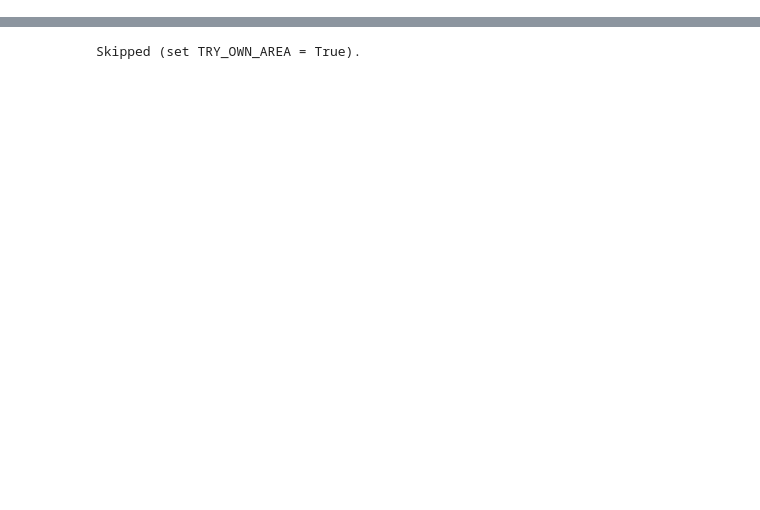
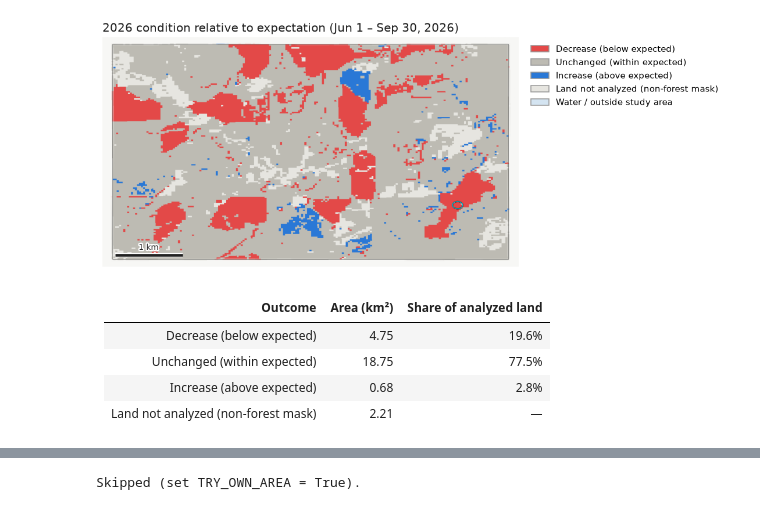
Before and after one commit to eMapR/bulcd-early-detection, a Jupyter notebook: notebooks/testsite_demo.ipynb, the cells around one changed output, grey strips where cells are left out. Cells and saved outputs as stored; diff of their text form; code cells hidden in the pictures; blank space fills up the shorter version.

```diff
--- a/notebooks/testsite_demo.ipynb
+++ b/notebooks/testsite_demo.ipynb
@@ -329,0 +118,29 @@ Skipped (set TRY_OWN_AREA = True).
+# %%
+AREA = outputs.from_asset("projects/bulcd-python-rebuild/assets/testsite")
+PRECOMPUTED_FOLDER = "projects/bulcd-python-rebuild/assets/testsite_bulcd"
+PRECOMPUTED_RUN = "testsite_2026_v1"
+
+area_config = build(controls, **AREA.aoi)
+results, run_meta = outputs.load_precomputed(PRECOMPUTED_FOLDER, PRECOMPUTED_RUN)
+expected = outputs.run_metadata(controls, area_config)
+if not all(json.loads(m["controls_json"]) == json.loads(expected["controls_json"])
+           and json.loads(m["config_json"]) == json.loads(expected["config_json"]) for m in run_meta):
+    print("WARNING: the settings differ from the precomputed run; the maps show the PRECOMPUTED settings. "
+          "See the appendix to regenerate.")
+
+print(f"Study area: {outputs.aoi_size_report(AREA)['area_km2']:,.1f} km²")
+display(Markdown("**Settings for this run**\n\n| Setting | Value |\n|---|---|\n"
+                 + "\n".join(f"| {k} | {v} |" for k, v in config_summary(area_config))))
+if SHOW_FULL_CONFIG:
+    pprint(dataclasses.asdict(area_config), width=110, compact=True)
+
+token = render.auth_token()
+frame, bbox = report.frame_for(AREA.geometry, pad_m=150)
+season = report.season_label(controls)
+out_dir = OUT / "testsite_2026"
+INSPECT_PIXEL = (-123.52488, 44.82438)   # (lon, lat) of the pixel inspected below; cyan ring on the maps
+PIXEL_SEASONS = [2024, 2025, 2026]
+PIXEL_BASELINE = {"baseline_last_year": 2023}
+focus = AREA
+FOCUS_NAME = "Whole test site"
+focus_frame, focus_bbox = report.frame_for(focus.geometry, pad_m=150)
@@ -329,0 +168,12 @@ Skipped (set TRY_OWN_AREA = True).
+# %%
+report.outcome_map(results, AREA, frame, bbox, f"2026 condition relative to expectation ({season})", token,
+                   save_to=out_dir / "condition_2026.png", enlarge_changes=False, marker=INSPECT_PIXEL)
+display(Markdown(report.area_table(results, AREA.geometry)[0]))
+# %% [output]
+[figure, added]
+| Outcome | Area (km²) | Share of analyzed land |
+|---|---:|---:|
+| Decrease (below expected) | 4.75 | 19.6% |
+| Unchanged (within expected) | 18.75 | 77.5% |
+| Increase (above expected) | 0.68 | 2.8% |
+| Land not analyzed (non-forest mask) | 2.21 | — |
```
Also changed, not shown: parts of 61 cells of this notebook, 15 other files.
